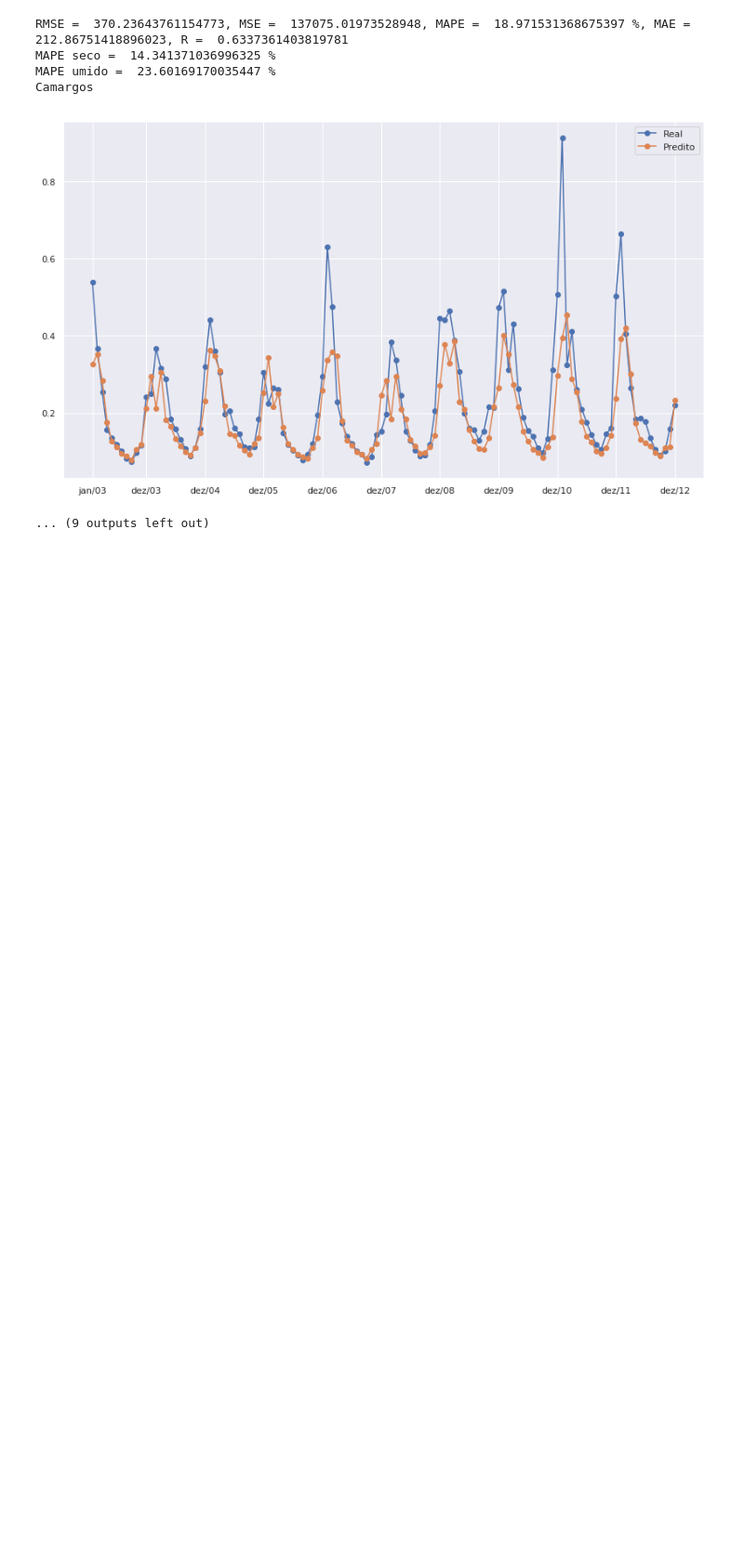
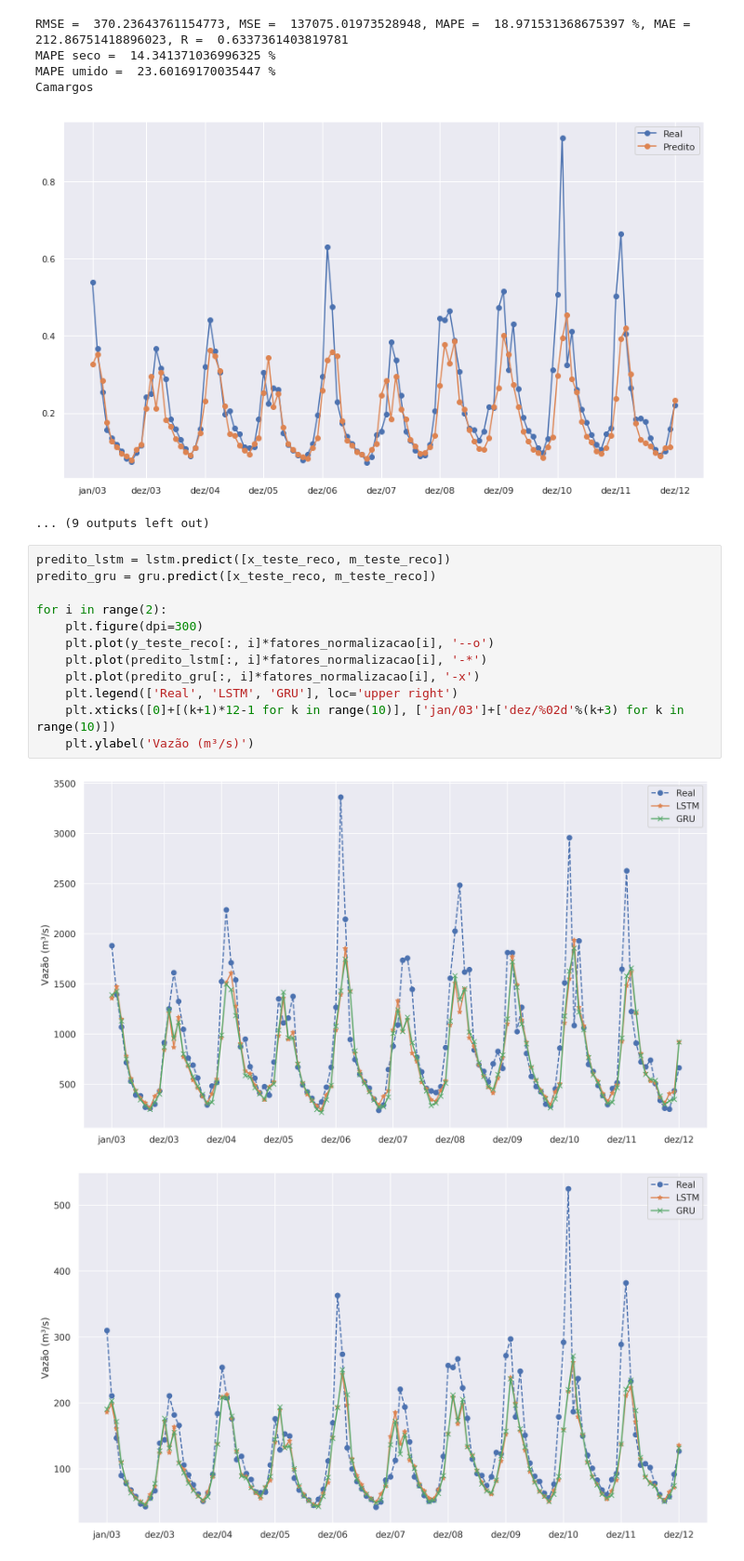
Before and after one commit to Gabrui/papers, a Jupyter notebook: IEEE_vazao_rios/vazao_rios_clima.ipynb, the cells around one changed output. Shown at 93% size. Drawn from its saved outputs; the diff is of its cells as text; blank space fills up the shorter version.

```diff
--- a/IEEE_vazao_rios/vazao_rios_clima.ipynb
+++ b/IEEE_vazao_rios/vazao_rios_clima.ipynb
@@ -488,3 +488,18 @@ MAPE umido =  23.60169170035447 %
 Camargos
 [figure]
 ... (9 outputs left out)
+# %%
+predito_lstm = lstm.predict([x_teste_reco, m_teste_reco])
+predito_gru = gru.predict([x_teste_reco, m_teste_reco])
+
+for i in range(2):
+    plt.figure(dpi=300)
+    plt.plot(y_teste_reco[:, i]*fatores_normalizacao[i], '--o')
+    plt.plot(predito_lstm[:, i]*fatores_normalizacao[i], '-*')
+    plt.plot(predito_gru[:, i]*fatores_normalizacao[i], '-x')
+    plt.legend(['Real', 'LSTM', 'GRU'], loc='upper right')
+    plt.xticks([0]+[(k+1)*12-1 for k in range(10)], ['jan/03']+['dez/%02d'%(k+3) for k in range(10)])
+    plt.ylabel('Vazão (m³/s)')
+# %% [output]
+[figure, added]
+[figure, added]
```
